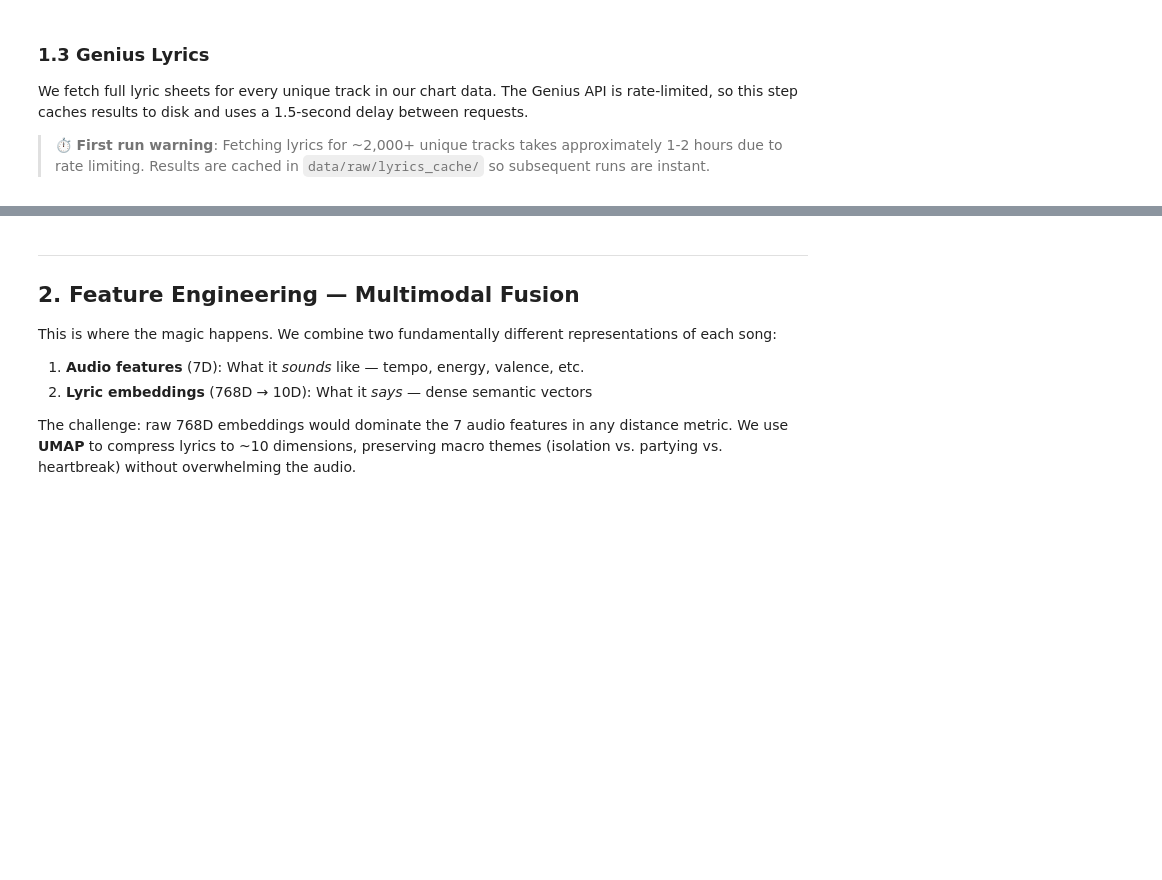
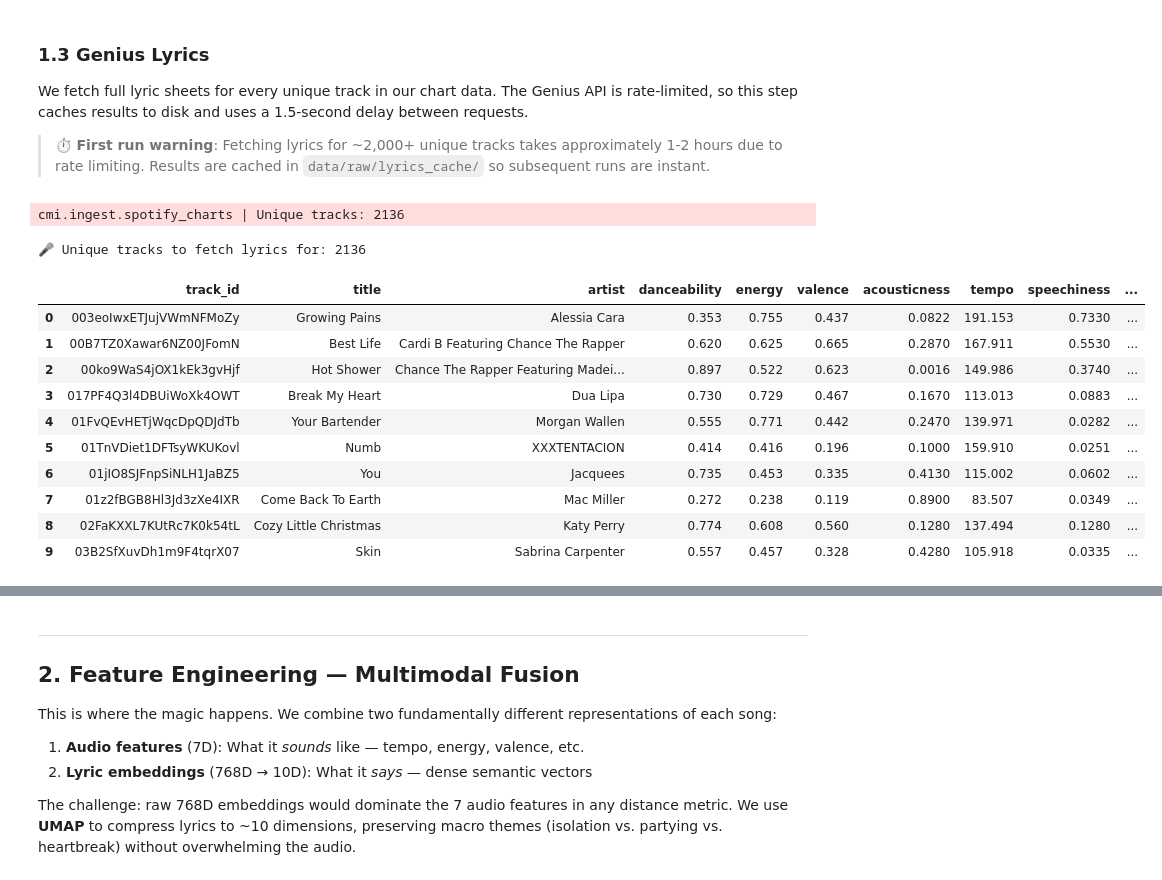
Before and after one commit to sam-tritto/music-and-mood, a Jupyter notebook: music_and_mood_trends.ipynb, the cells around one changed output, grey strips where cells are left out. Cells and saved outputs as stored; diff of their text form; code cells hidden in the pictures; blank space fills up the shorter version.

```diff
--- a/music_and_mood_trends.ipynb
+++ b/music_and_mood_trends.ipynb
@@ -218,5 +268,43 @@ and uses a 1.5-second delay between requests.
 # %%
 # Get unique tracks for lyrics fetching
 unique_tracks = get_unique_tracks(charts_df)
 print(f"🎤 Unique tracks to fetch lyrics for: {len(unique_tracks)}")
 display(unique_tracks.head(10))
+
+# Fetch lyrics (cached — only hits API for uncached tracks)
+# ⚠️ SLOW on first run (~1.5s per track). Comment this cell if you want to skip lyrics.
+lyrics_df_path = DATA_PROCESSED / "tracks_with_lyrics.csv"
+
+if lyrics_df_path.exists():
+    print("⏳ Loading pre-compiled tracks with lyrics from disk...")
+    tracks_with_lyrics = pd.read_csv(lyrics_df_path)
+    # Ensure NaN/missing lyrics are represented as None/object for processing
+    tracks_with_lyrics["lyrics"] = tracks_with_lyrics["lyrics"].where(tracks_with_lyrics["lyrics"].notna(), None)
+else:
+    tracks_with_lyrics = fetch_lyrics_batch(unique_tracks)
+    # Save the dataframe for quick loading next time
+    tracks_with_lyrics.to_csv(lyrics_df_path, index=False)
+    print(f"💾 Saved compiled tracks with lyrics to: {lyrics_df_path}")
+
+lyrics_found = tracks_with_lyrics["lyrics"].notna().sum()
+print(f"\n✅ Lyrics found: {lyrics_found} / {len(tracks_with_lyrics)} ({100*lyrics_found/len(tracks_with_lyrics):.1f}%)")
+
+# Preview a sample
+sample = tracks_with_lyrics[tracks_with_lyrics["lyrics"].notna()].head(3)
+for _, row in sample.iterrows():
+    print(f"\n🎵 {row['title']} — {row['artist']}")
+    print(f"   {row['lyrics'][:200]}...")
+# %% [output]
+cmi.ingest.spotify_charts | Unique tracks: 2136
+🎤 Unique tracks to fetch lyrics for: 2136
+|  | track_id | title | artist | danceability | energy | valence | acousticness | tempo | speechiness | ... |
+| 0 | 003eoIwxETJujVWmNFMoZy | Growing Pains | Alessia Cara | 0.353 | 0.755 | 0.437 | 0.0822 | 191.153 | 0.7330 | ... |
+| 1 | 00B7TZ0Xawar6NZ00JFomN | Best Life | Cardi B Featuring Chance The Rapper | 0.620 | 0.625 | 0.665 | 0.2870 | 167.911 | 0.5530 | ... |
+| 2 | 00ko9WaS4jOX1kEk3gvHjf | Hot Shower | Chance The Rapper Featuring Madei... | 0.897 | 0.522 | 0.623 | 0.0016 | 149.986 | 0.3740 | ... |
+| 3 | 017PF4Q3l4DBUiWoXk4OWT | Break My Heart | Dua Lipa | 0.730 | 0.729 | 0.467 | 0.1670 | 113.013 | 0.0883 | ... |
+| 4 | 01FvQEvHETjWqcDpQDJdTb | Your Bartender | Morgan Wallen | 0.555 | 0.771 | 0.442 | 0.2470 | 139.971 | 0.0282 | ... |
+| 5 | 01TnVDiet1DFTsyWKUKovl | Numb | XXXTENTACION | 0.414 | 0.416 | 0.196 | 0.1000 | 159.910 | 0.0251 | ... |
+| 6 | 01jIO8SJFnpSiNLH1JaBZ5 | You | Jacquees | 0.735 | 0.453 | 0.335 | 0.4130 | 115.002 | 0.0602 | ... |
+| 7 | 01z2fBGB8Hl3Jd3zXe4IXR | Come Back To Earth | Mac Miller | 0.272 | 0.238 | 0.119 | 0.8900 | 83.507 | 0.0349 | ... |
+| 8 | 02FaKXXL7KUtRc7K0k54tL | Cozy Little Christmas | Katy Perry | 0.774 | 0.608 | 0.560 | 0.1280 | 137.494 | 0.1280 | ... |
+| 9 | 03B2SfXuvDh1m9F4tqrX07 | Skin | Sabrina Carpenter | 0.557 | 0.457 | 0.328 | 0.4280 | 105.918 | 0.0335 | ... |
```
Also changed, not shown: parts of 8 cells of this notebook, 4 other files.
